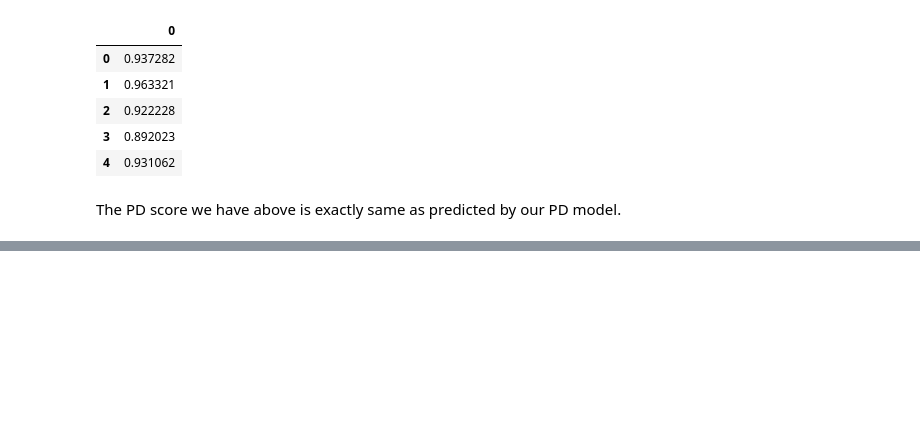
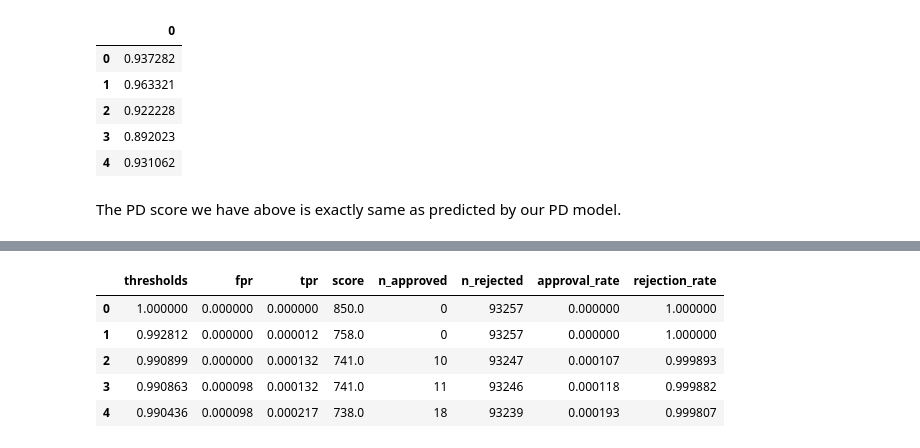
Before and after one commit to pvsnp9/credit-risk-modelling, a Jupyter notebook: decision_making.ipynb, the cells around one changed output, grey strips where cells are left out. Saved outputs shown, nothing was run; the diff lists cells and outputs as text; code cells hidden in the pictures; blank space fills up the shorter version.

```diff
--- a/decision_making.ipynb
+++ b/decision_making.ipynb
@@ -347,0 +434,3 @@ The PD score we have above is exactly same as predicted by our PD model.
+# %%
+cutoffs = pd.concat([pd.DataFrame(thresholds, columns=["thresholds"]), pd.DataFrame(fpr, columns=["fpr"]), pd.DataFrame(tpr, columns=["tpr"])], axis=1)
+cutoffs.head()
@@ -347,0 +444,2 @@ The PD score we have above is exactly same as predicted by our PD model.
+# %%
+cutoffs["thresholds"][0] = 1 -1 / np.power(10, 16) ### setting some valeus
@@ -347,0 +479,14 @@ The PD score we have above is exactly same as predicted by our PD model.
+# %%
+cutoffs['n_approved'] = cutoffs['thresholds'].apply(count_approved)
+cutoffs['n_rejected'] = y_hat.shape[0] - cutoffs['n_approved']
+cutoffs['approval_rate'] = cutoffs['n_approved'] / y_hat.shape[0]
+cutoffs['rejection_rate'] = 1 - cutoffs['approval_rate']
+
+cutoffs.head()
+# %% [output]
+|  | thresholds | fpr | tpr | score | n_approved | n_rejected | approval_rate | rejection_rate |
+| 0 | 1.000000 | 0.000000 | 0.000000 | 850.0 | 0 | 93257 | 0.000000 | 1.000000 |
+| 1 | 0.992812 | 0.000000 | 0.000012 | 758.0 | 0 | 93257 | 0.000000 | 1.000000 |
+| 2 | 0.990899 | 0.000000 | 0.000132 | 741.0 | 10 | 93247 | 0.000107 | 0.999893 |
+| 3 | 0.990863 | 0.000098 | 0.000132 | 741.0 | 11 | 93246 | 0.000118 | 0.999882 |
+| 4 | 0.990436 | 0.000098 | 0.000217 | 738.0 | 18 | 93239 | 0.000193 | 0.999807 |
```
Also changed, not shown: parts of 15 cells of this notebook.
